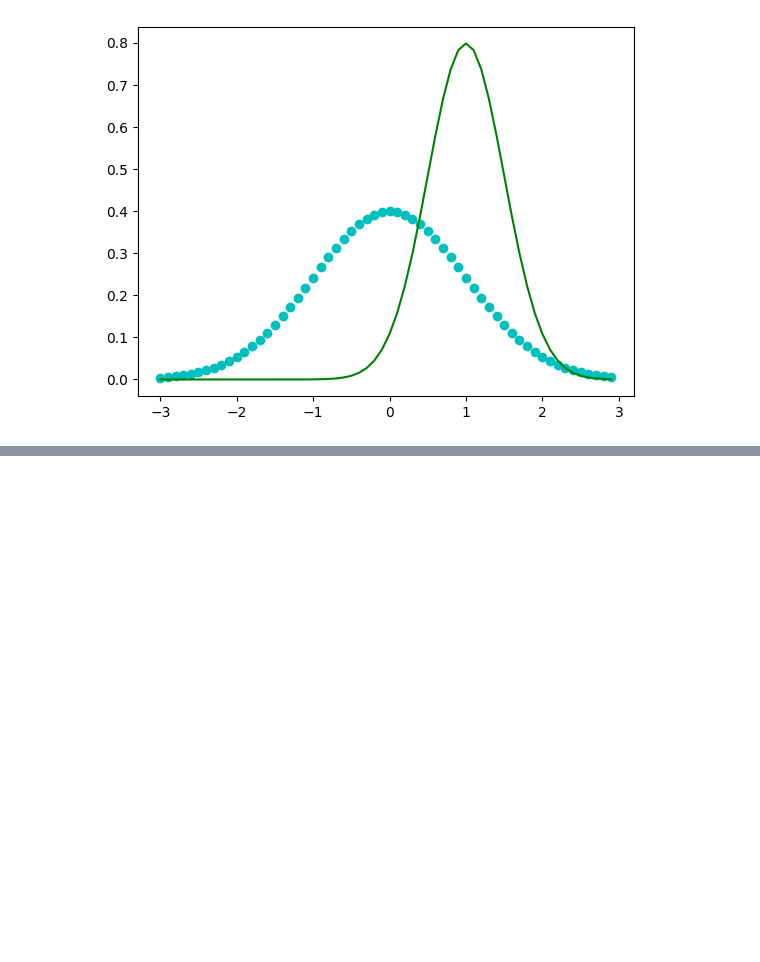
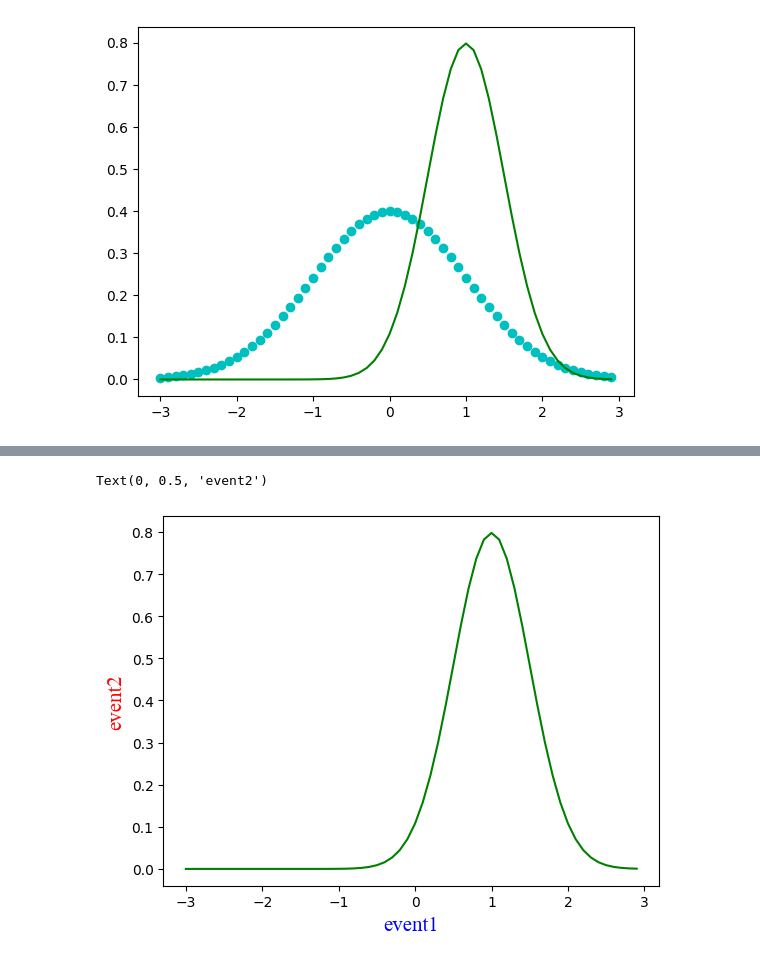
Before and after one commit to niranjan5804/Python-Scripts, a Jupyter notebook: matplot.ipynb, the cells around one changed output, grey strips where cells are left out. Saved outputs shown, nothing was run; the diff lists cells and outputs as text; code cells hidden in the pictures; blank space fills up the shorter version.

```diff
--- a/matplot.ipynb
+++ b/matplot.ipynb
@@ -80,0 +107,7 @@ plt.savefig(r"C:\Users\niranjan gowda ks\OneDrive\Pictures\plt.png")
+# %%
+plt.plot(x,norm.pdf(x,1,0.5),c='g',label="line plot")
+plt.xlabel('event1',size=15,c='b',fontname='Times New Roman')
+plt.ylabel('event2',size=15,c='r',fontname='Times New Roman')
+# %% [output]
+Text(0, 0.5, 'event2')
+[figure, added]
```
Also changed, not shown: parts of 6 cells of this notebook, 3 other files.
